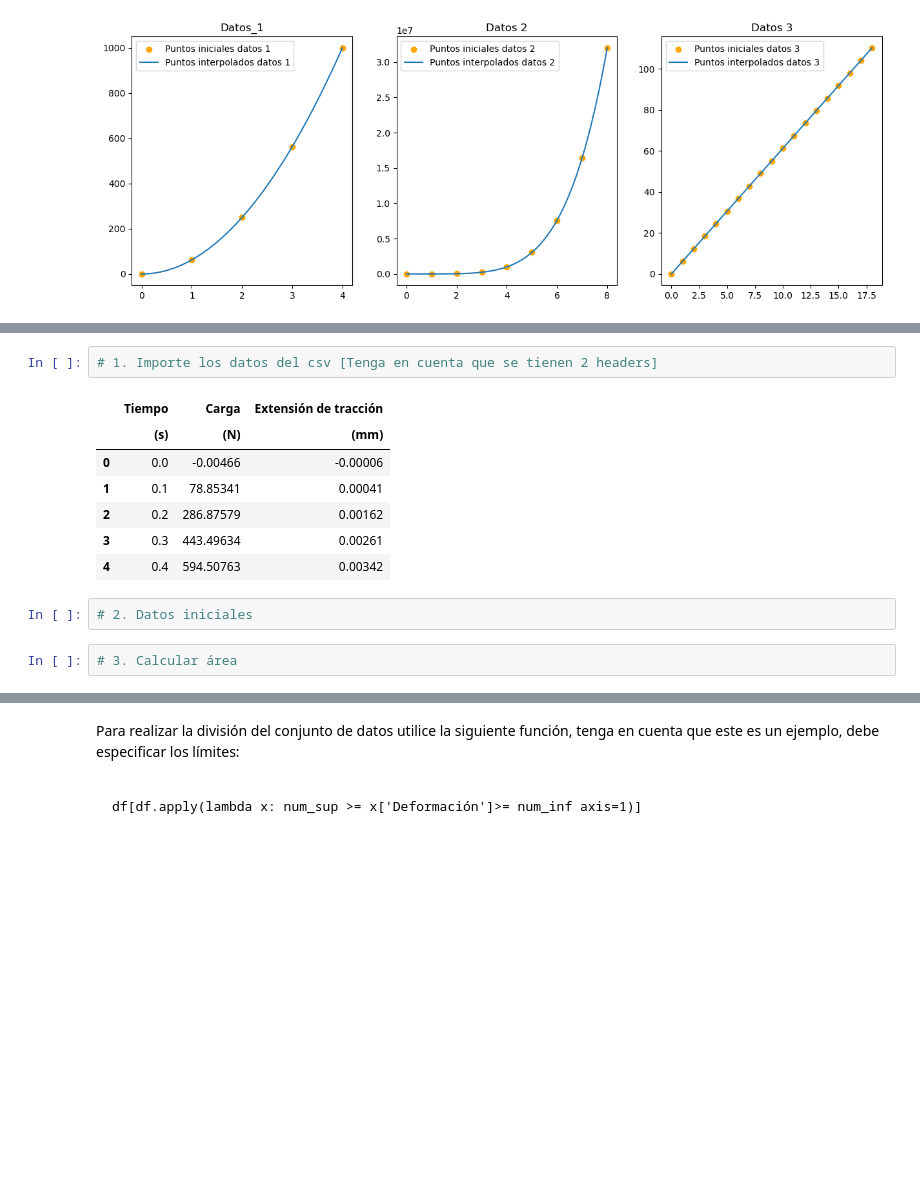
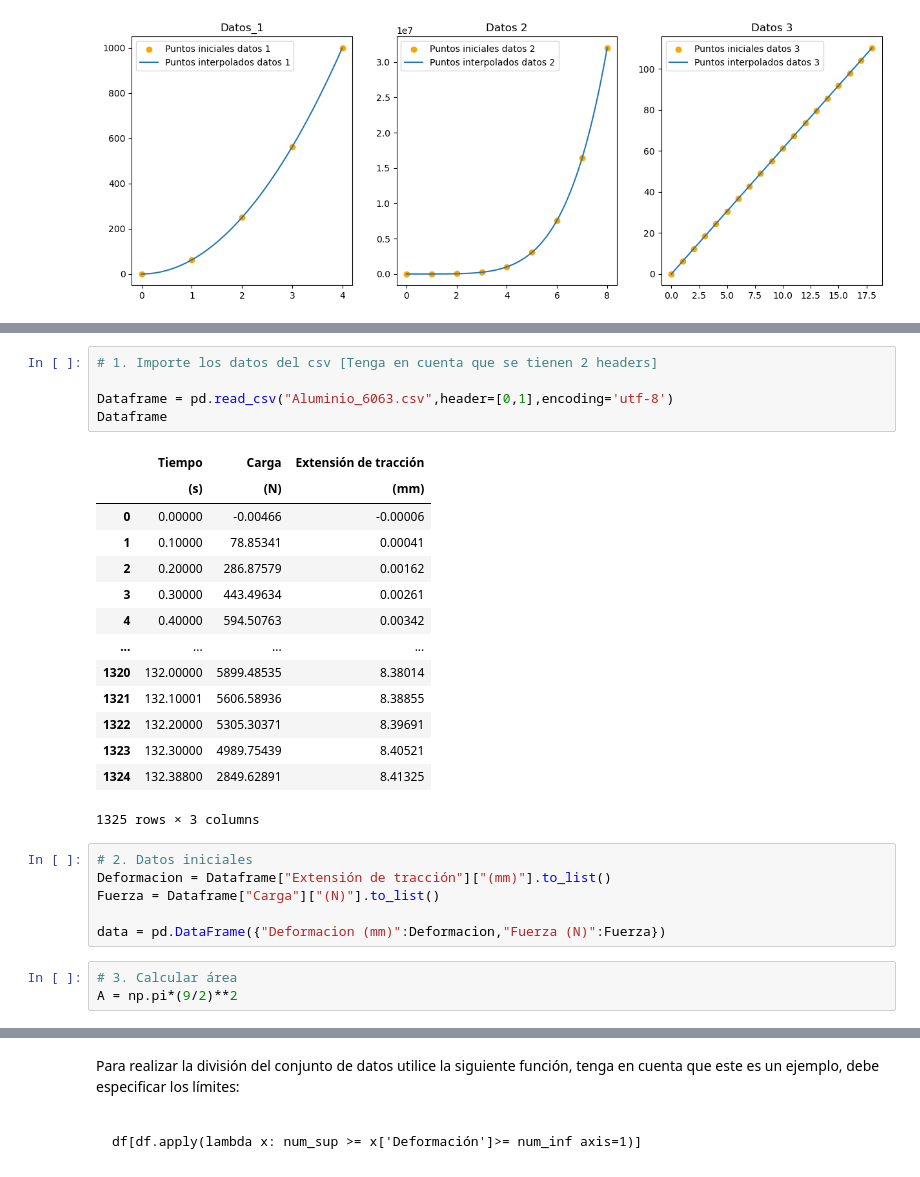
Before and after one commit to QuantumPower4/JuanGuzman-JhonAlex-HerraCompu-202302, a Jupyter notebook: Taller 1 - Interpolación y Raices/Taller_1.ipynb, the cells around one changed output, grey strips where cells are left out. Saved outputs shown, nothing was run; the diff lists cells and outputs as text; blank space fills up the shorter version.

```diff
--- a/Taller 1 - Interpolación y Raices/Taller_1.ipynb
+++ b/Taller 1 - Interpolación y Raices/Taller_1.ipynb
@@ -284,17 +284,32 @@ Como puede observar, se tienen comportamientos distintos en cada una de las secc
 </div>
 # %%
 # 1. Importe los datos del csv [Tenga en cuenta que se tienen 2 headers]
+
+Dataframe = pd.read_csv("Aluminio_6063.csv",header=[0,1],encoding='utf-8')
+Dataframe
 # %% [output]
 |  | Tiempo | Carga | Extensión de tracción |
 |  | (s) | (N) | (mm) |
-| 0 | 0.0 | -0.00466 | -0.00006 |
-| 1 | 0.1 | 78.85341 | 0.00041 |
-| 2 | 0.2 | 286.87579 | 0.00162 |
-| 3 | 0.3 | 443.49634 | 0.00261 |
-| 4 | 0.4 | 594.50763 | 0.00342 |
+| 0 | 0.00000 | -0.00466 | -0.00006 |
+| 1 | 0.10000 | 78.85341 | 0.00041 |
+| 2 | 0.20000 | 286.87579 | 0.00162 |
+| 3 | 0.30000 | 443.49634 | 0.00261 |
+| 4 | 0.40000 | 594.50763 | 0.00342 |
+| ... | ... | ... | ... |
+| 1320 | 132.00000 | 5899.48535 | 8.38014 |
+| 1321 | 132.10001 | 5606.58936 | 8.38855 |
+| 1322 | 132.20000 | 5305.30371 | 8.39691 |
+| 1323 | 132.30000 | 4989.75439 | 8.40521 |
+| 1324 | 132.38800 | 2849.62891 | 8.41325 |
+1325 rows × 3 columns
-# %%
-# 2. Datos iniciales
+# %%
+# 2. Datos iniciales
+Deformacion = Dataframe["Extensión de tracción"]["(mm)"].to_list()
+Fuerza = Dataframe["Carga"]["(N)"].to_list()
+
+data = pd.DataFrame({"Deformacion (mm)":Deformacion,"Fuerza (N)":Fuerza})
 # %%
 # 3. Calcular área
+A = np.pi*(9/2)**2
 # %%
 # 4. Encontrar esfuerzo y deformación  [Se deja el DataFrame con un header]
```
Also changed, not shown: parts of 3 cells of this notebook.
